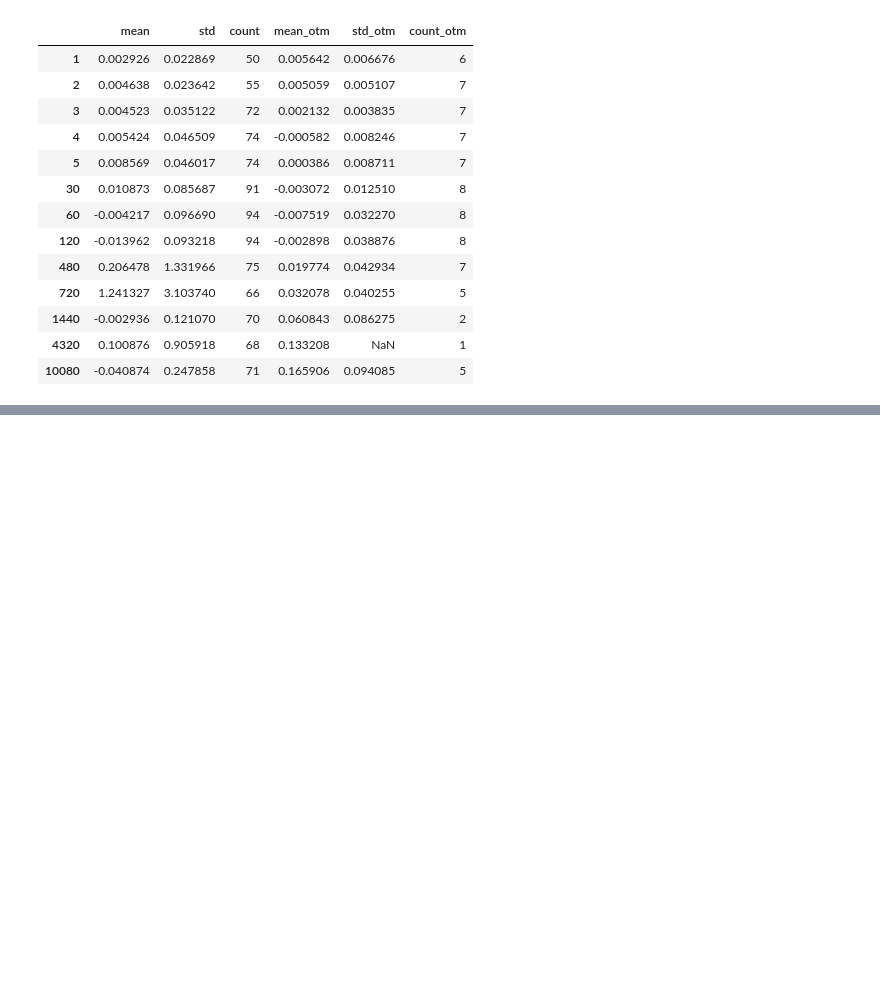
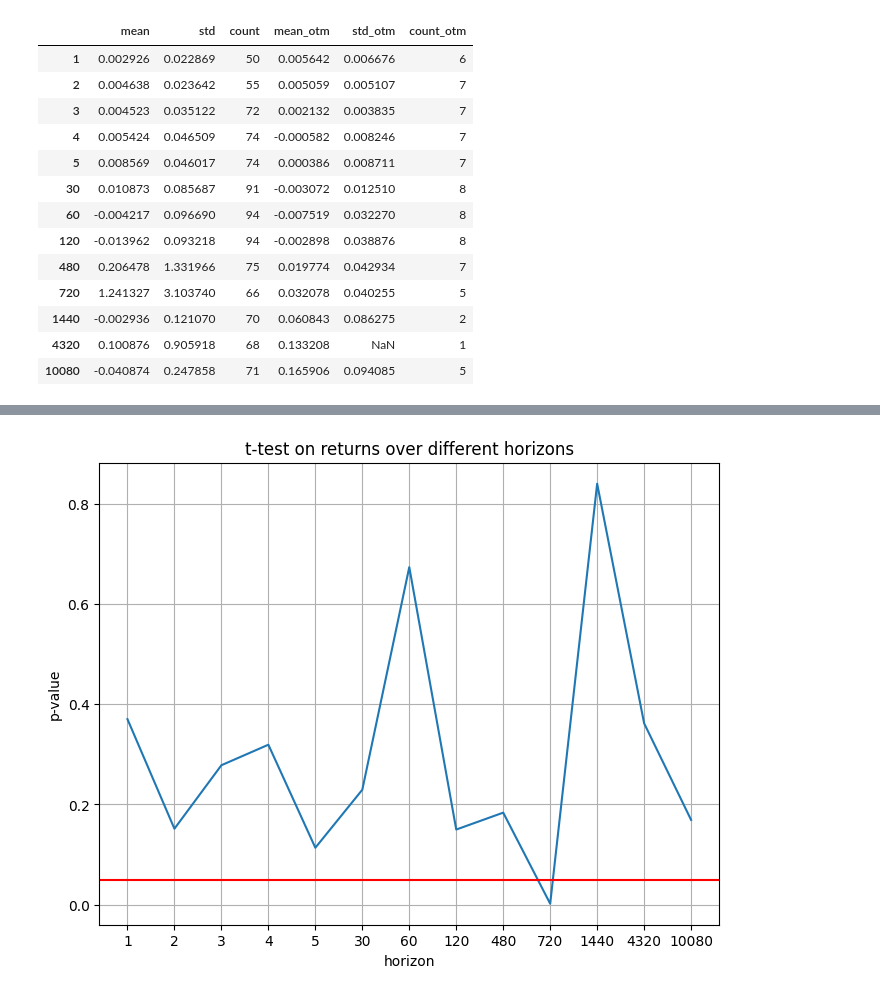
Before and after one commit to SigmaFlowX/Sber-Moex-Options, a Jupyter notebook: notebooks/large_orders_analysis.ipynb, the cells around one changed output, grey strips where cells are left out. Drawn from its saved outputs; the diff is of its cells as text; code cells hidden in the pictures; blank space fills up the shorter version.

```diff
--- a/notebooks/large_orders_analysis.ipynb
+++ b/notebooks/large_orders_analysis.ipynb
@@ -238,0 +250,13 @@ t_test_res
+# %%
+fig = plt.figure(figsize=(8,6))
+plt.plot(range(len(horizons)), t_test_res['p_value'])
+plt.xticks(range(len(horizons)), horizons)
+plt.xticks()
+plt.grid()
+plt.xlabel("horizon")
+plt.ylabel("p-value")
+plt.axhline(0.05, color='red', label="significanse threshold")
+plt.title("t-test on returns over different horizons")
+plt.show()
+# %% [output]
+[figure, added]
```
Also changed, not shown: parts of 1 cell of this notebook.
